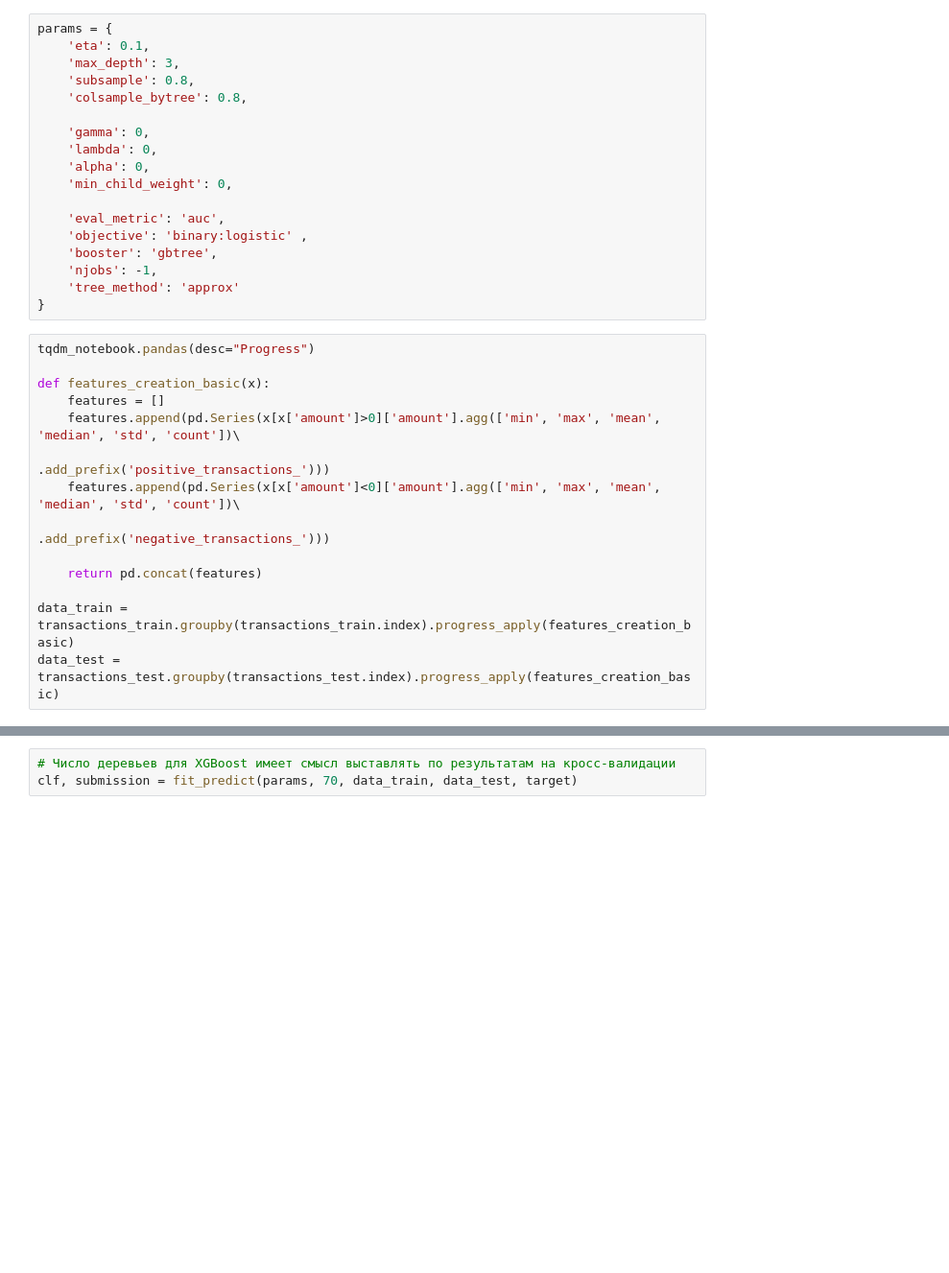
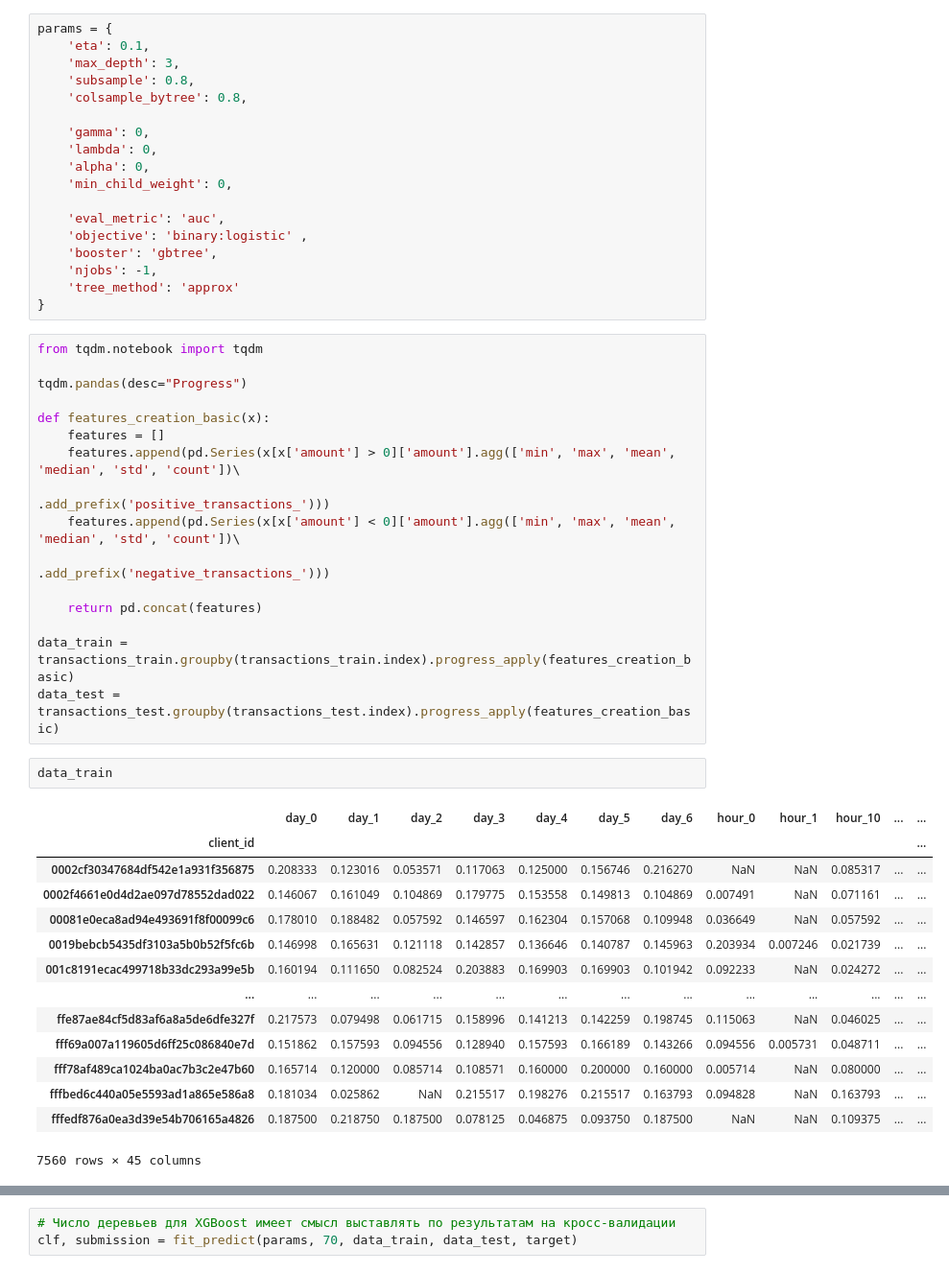
Before and after one commit to b3GOR/HSE-Sber-Hack-2023, a Jupyter notebook: gender_project.ipynb, the cells around one changed output, grey strips where cells are left out. Shown: that part at 96% size. Drawn from its saved outputs; the diff is of its cells as text; blank space fills up the shorter version.

```diff
--- a/gender_project.ipynb
+++ b/gender_project.ipynb
@@ -118,19 +105,38 @@ params = {
     'tree_method': 'approx'
 }
 # %%
-tqdm_notebook.pandas(desc="Progress")
+from tqdm.notebook import tqdm
+
+tqdm.pandas(desc="Progress")
 
 def features_creation_basic(x):
     features = []
-    features.append(pd.Series(x[x['amount']>0]['amount'].agg(['min', 'max', 'mean', 'median', 'std', 'count'])\
-                                                        .add_prefix('positive_transactions_')))
-    features.append(pd.Series(x[x['amount']<0]['amount'].agg(['min', 'max', 'mean', 'median', 'std', 'count'])\
-                                                        .add_prefix('negative_transactions_')))
+    features.append(pd.Series(x[x['amount'] > 0]['amount'].agg(['min', 'max', 'mean', 'median', 'std', 'count'])\
+                                                            .add_prefix('positive_transactions_')))
+    features.append(pd.Series(x[x['amount'] < 0]['amount'].agg(['min', 'max', 'mean', 'median', 'std', 'count'])\
+                                                            .add_prefix('negative_transactions_')))
 
     return pd.concat(features)
 
 data_train = transactions_train.groupby(transactions_train.index).progress_apply(features_creation_basic)
 data_test = transactions_test.groupby(transactions_test.index).progress_apply(features_creation_basic)
+# %%
+data_train
+# %% [output]
+|  | day_0 | day_1 | day_2 | day_3 | day_4 | day_5 | day_6 | hour_0 | hour_1 | hour_10 | ... | ... |
+| client_id |  |  |  |  |  |  |  |  |  |  |  | ... |
+| 0002cf30347684df542e1a931f356875 | 0.208333 | 0.123016 | 0.053571 | 0.117063 | 0.125000 | 0.156746 | 0.216270 | NaN | NaN | 0.085317 | ... | ... |
+| 0002f4661e0d4d2ae097d78552dad022 | 0.146067 | 0.161049 | 0.104869 | 0.179775 | 0.153558 | 0.149813 | 0.104869 | 0.007491 | NaN | 0.071161 | ... | ... |
+| 00081e0eca8ad94e493691f8f00099c6 | 0.178010 | 0.188482 | 0.057592 | 0.146597 | 0.162304 | 0.157068 | 0.109948 | 0.036649 | NaN | 0.057592 | ... | ... |
+| 0019bebcb5435df3103a5b0b52f5fc6b | 0.146998 | 0.165631 | 0.121118 | 0.142857 | 0.136646 | 0.140787 | 0.145963 | 0.203934 | 0.007246 | 0.021739 | ... | ... |
+| 001c8191ecac499718b33dc293a99e5b | 0.160194 | 0.111650 | 0.082524 | 0.203883 | 0.169903 | 0.169903 | 0.101942 | 0.092233 | NaN | 0.024272 | ... | ... |
+| ... | ... | ... | ... | ... | ... | ... | ... | ... | ... | ... | ... | ... |
+| ffe87ae84cf5d83af6a8a5de6dfe327f | 0.217573 | 0.079498 | 0.061715 | 0.158996 | 0.141213 | 0.142259 | 0.198745 | 0.115063 | NaN | 0.046025 | ... | ... |
+| fff69a007a119605d6ff25c086840e7d | 0.151862 | 0.157593 | 0.094556 | 0.128940 | 0.157593 | 0.166189 | 0.143266 | 0.094556 | 0.005731 | 0.048711 | ... | ... |
+| fff78af489ca1024ba0ac7b3c2e47b60 | 0.165714 | 0.120000 | 0.085714 | 0.108571 | 0.160000 | 0.200000 | 0.160000 | 0.005714 | NaN | 0.080000 | ... | ... |
+| fffbed6c440a05e5593ad1a865e586a8 | 0.181034 | 0.025862 | NaN | 0.215517 | 0.198276 | 0.215517 | 0.163793 | 0.094828 | NaN | 0.163793 | ... | ... |
+| fffedf876a0ea3d39e54b706165a4826 | 0.187500 | 0.218750 | 0.187500 | 0.078125 | 0.046875 | 0.093750 | 0.187500 | NaN | NaN | 0.109375 | ... | ... |
+7560 rows × 45 columns
 # %%
 target = data_train.join(gender_train, how='inner')['gender']
 cv_score(params, data_train, target)
```
Also changed, not shown: parts of 7 cells of this notebook, 8 other files.
